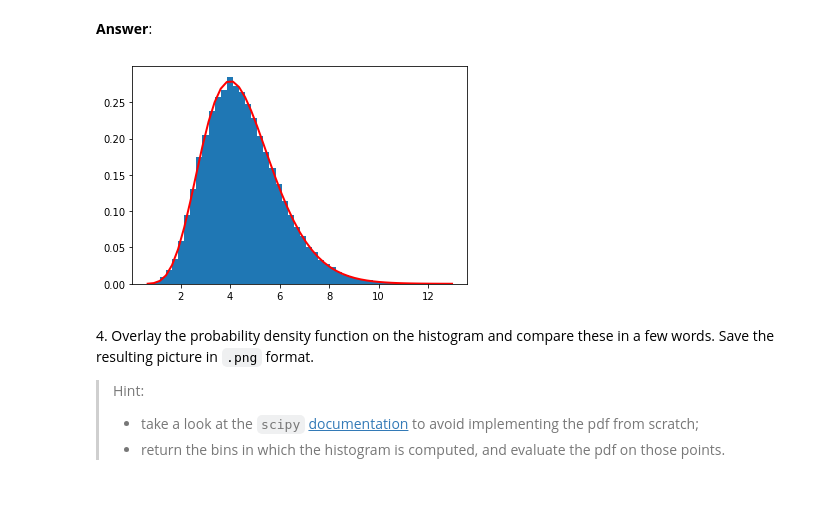
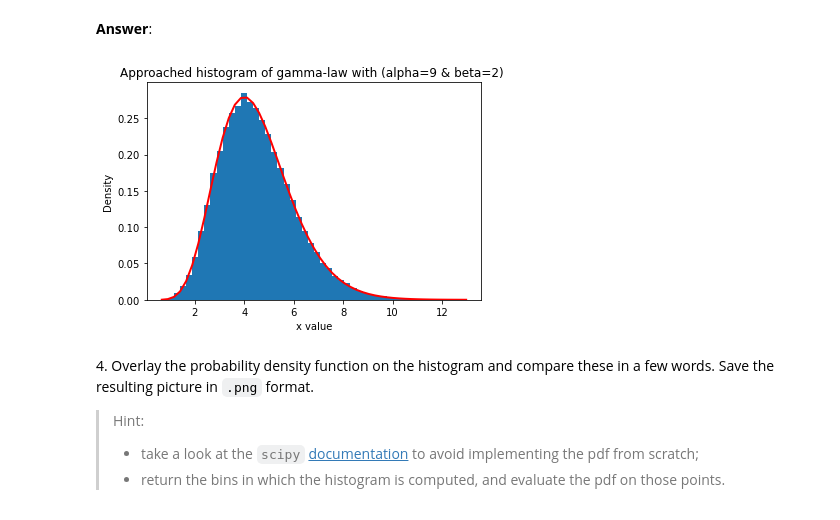
Before and after one commit to azagal952/sdi_python, a Jupyter notebook: Labs/Lab2/lab2.ipynb, the cells around one changed output. Saved outputs shown, nothing was run; the diff lists cells and outputs as text; code cells hidden in the pictures.

```diff
--- a/Labs/Lab2/lab2.ipynb
+++ b/Labs/Lab2/lab2.ipynb
@@ -66,15 +66,19 @@ np.save('samples.npy', s)
 # %%
 import matplotlib.pyplot as plt
 import scipy.special as sps
 
-count, bins, ignored = plt.hist(s, 50, density=True)
+_, bins, _ = plt.hist(s, 50, density=True)
 y = beta**alpha * bins**(alpha-1)*(np.exp(-bins*beta) / sps.gamma(alpha))
 plt.plot(bins, y, linewidth=2, color='r')
 
+plt.title("Approached histogram of gamma-law with (alpha=9 & beta=2) ")
+plt.xlabel("x value")
+plt.ylabel("Density")
+
 plt.savefig('pdf_hist.png')
 plt.show()
 # %% [output]
-[figure, old version]
+[figure, new version]
 # %% [markdown]
 4\. Overlay the probability density function on the histogram and compare these in a few words. Save the resulting picture in `.png` format.
 > Hint:
```
Also changed, not shown: parts of 4 cells of this notebook, 3 other files.
